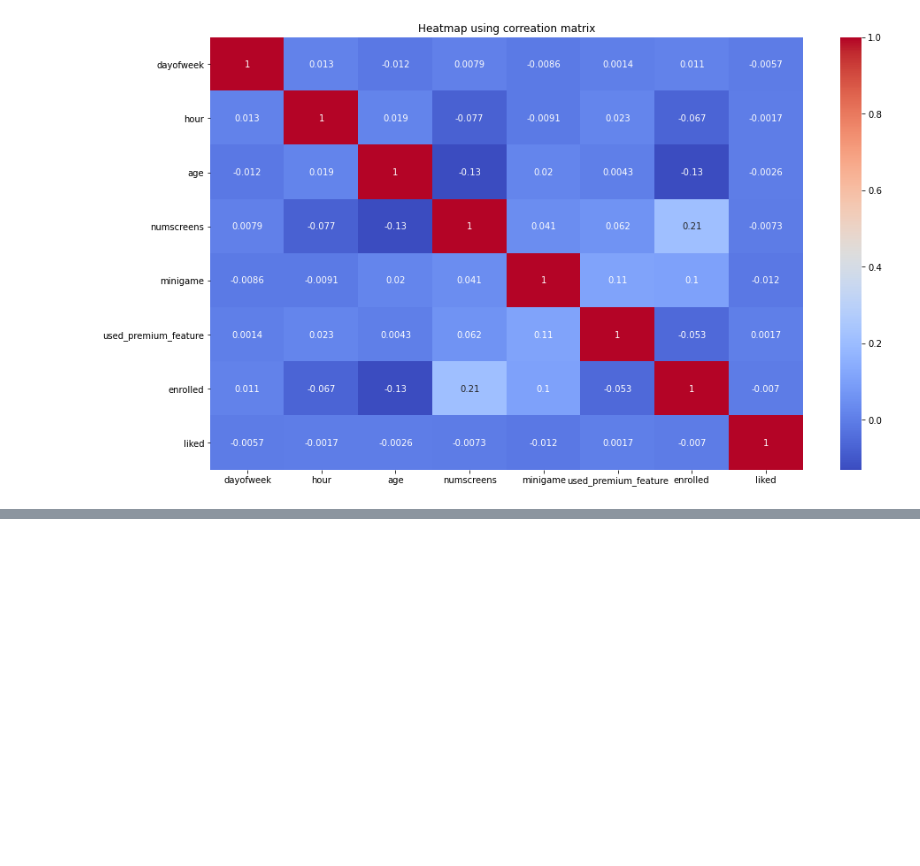
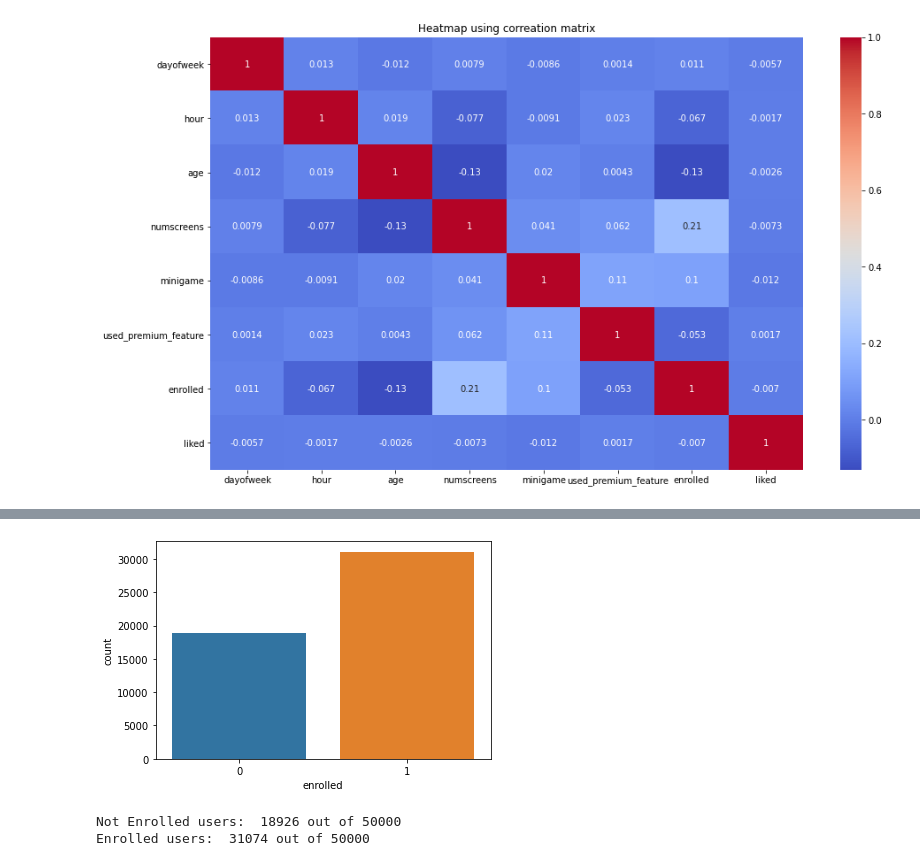
Before and after one commit to deltanode/Machine-Learning, a Jupyter notebook: customer_subscription_prediction/customer_subscription_prediction.ipynb, the cells around one changed output, grey strips where cells are left out. Saved outputs shown, nothing was run; the diff lists cells and outputs as text; code cells hidden in the pictures; blank space fills up the shorter version.

```diff
--- a/customer_subscription_prediction/customer_subscription_prediction.ipynb
+++ b/customer_subscription_prediction/customer_subscription_prediction.ipynb
@@ -185,0 +189,13 @@ plt.show()
+# %%
+# count plot for enrolled feature
+sns.countplot(app_data_num["enrolled"])
+plt.show()
+# %% [output]
+[figure, added]
+# %%
+# values of enrolled & not enrolled users
+print("Not Enrolled users: ",app_data_num["enrolled"][app_data_num["enrolled"] < 1].count(),"out of 50000")
+print("Enrolled users: ",app_data_num["enrolled"][app_data_num["enrolled"] == 1 ].count(),"out of 50000")
+# %% [output]
+Not Enrolled users:  18926 out of 50000
+Enrolled users:  31074 out of 50000
```
Also changed, not shown: parts of 16 cells of this notebook.
